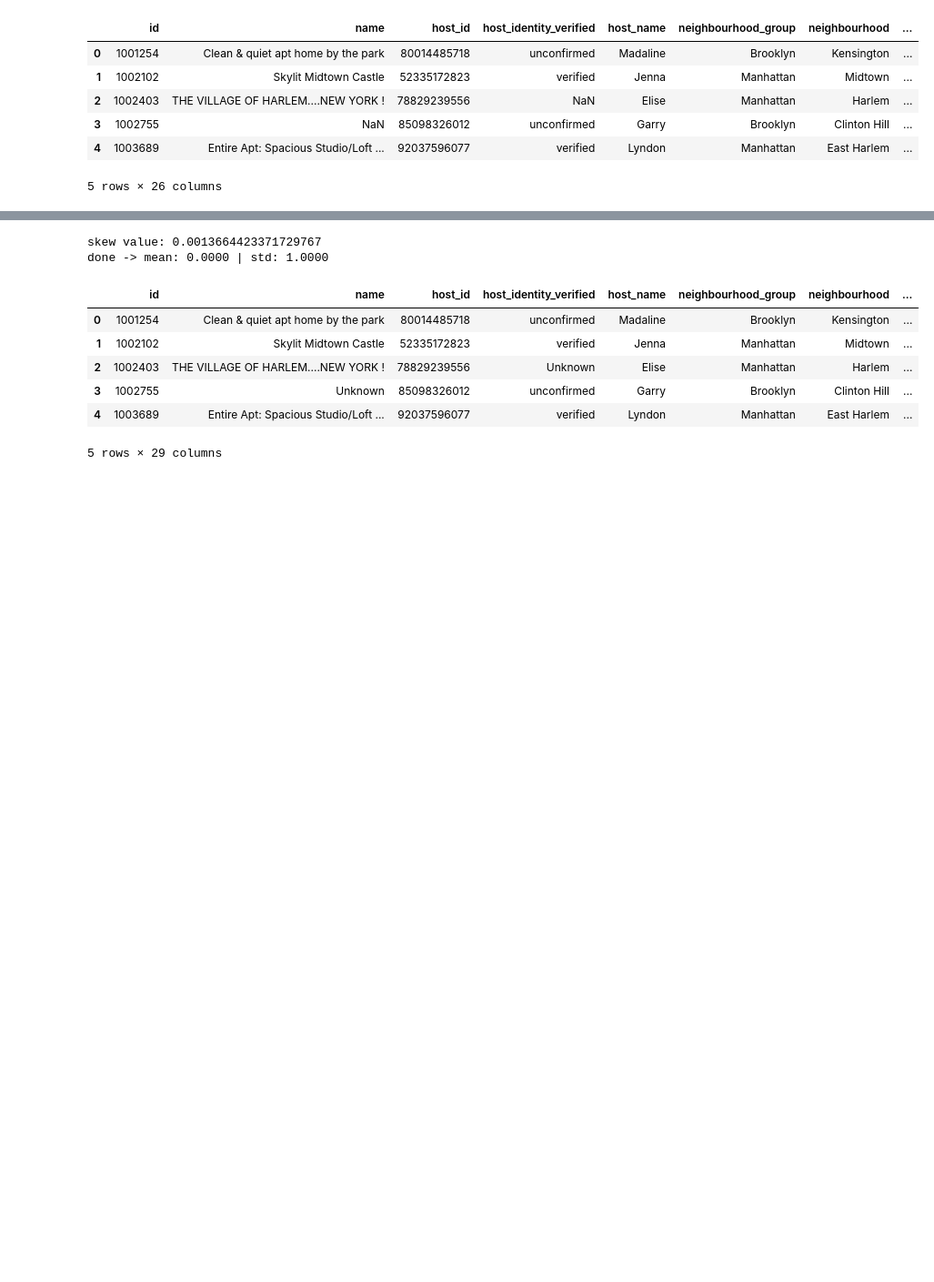
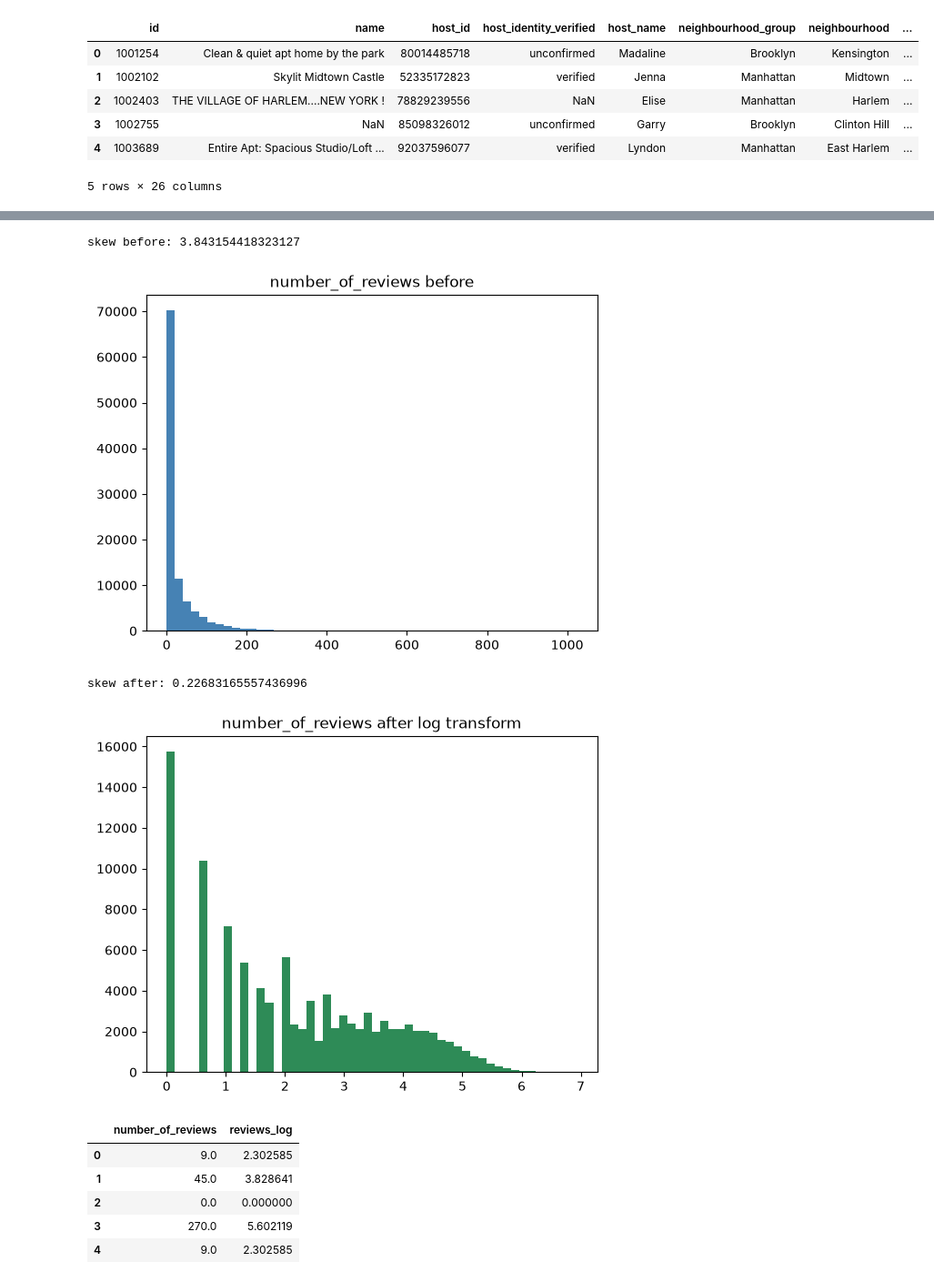
Before and after one commit to BjournAven/MidTerm, a Jupyter notebook: MidTerm/app.ipynb, the cells around one changed output, grey strips where cells are left out. Shown at 91% size. Cells and saved outputs as stored; diff of their text form; code cells hidden in the pictures; blank space fills up the shorter version.

Commit message:
added visualizations

```diff
--- a/MidTerm/app.ipynb
+++ b/MidTerm/app.ipynb
@@ -148,29 +212,34 @@ min: 0.0 max: 1.0
 # %%
-# print original price skew
-print("skew value:", df['price'].skew())
+# print original number_of_reviews skew
+print("skew before:", df['number_of_reviews'].skew())
 
-# mean and std calculation
-avg_p = df['price'].mean()
-std_p = df['price'].std()
+# before plot
+plt.hist(df['number_of_reviews'], bins=50, color='steelblue')
+plt.title("number_of_reviews before")
+plt.show()
 
-# apply z-score standardizing
-if std_p != 0:
-    df['price_normalized'] = (df['price'] - avg_p) / std_p
-else:
-    df['price_normalized'] = 0.0
+# log transform to fix the skew (this actually reshapes the distribution)
+df['reviews_log'] = np.log1p(df['number_of_reviews'])
 
-print(f"done -> mean: {df['price_normalized'].mean():.4f} | std: {df['price_normalized'].std():.4f}")
-display(df.head())
+print("skew after:", df['reviews_log'].skew())
+
+# after plot
+plt.hist(df['reviews_log'], bins=50, color='seagreen')
+plt.title("number_of_reviews after log transform")
+plt.show()
+
+display(df[['number_of_reviews', 'reviews_log']].head())
 # %% [output]
-skew value: 0.0013664423371729767
-done -> mean: 0.0000 | std: 1.0000
+skew before: 3.843154418323127
+[figure, added]
+skew after: 0.22683165557436996
+[figure, added]
-|  | id | name | host_id | host_identity_verified | host_name | neighbourhood_group | neighbourhood | ... |
-| 0 | 1001254 | Clean & quiet apt home by the park | 80014485718 | unconfirmed | Madaline | Brooklyn | Kensington | ... |
-| 1 | 1002102 | Skylit Midtown Castle | 52335172823 | verified | Jenna | Manhattan | Midtown | ... |
-| 2 | 1002403 | THE VILLAGE OF HARLEM....NEW YORK ! | 78829239556 | Unknown | Elise | Manhattan | Harlem | ... |
-| 3 | 1002755 | Unknown | 85098326012 | unconfirmed | Garry | Brooklyn | Clinton Hill | ... |
-| 4 | 1003689 | Entire Apt: Spacious Studio/Loft ... | 92037596077 | verified | Lyndon | Manhattan | East Harlem | ... |
+|  | number_of_reviews | reviews_log |
+| 0 | 9.0 | 2.302585 |
+| 1 | 45.0 | 3.828641 |
+| 2 | 0.0 | 0.000000 |
+| 3 | 270.0 | 5.602119 |
+| 4 | 9.0 | 2.302585 |
-5 rows × 29 columns
 # %%
 # use pd.get_dummies to convert room_type and cancellation_policy into binary 1s and 0s
 # %%
```
Also changed, not shown: parts of 5 cells of this notebook.
